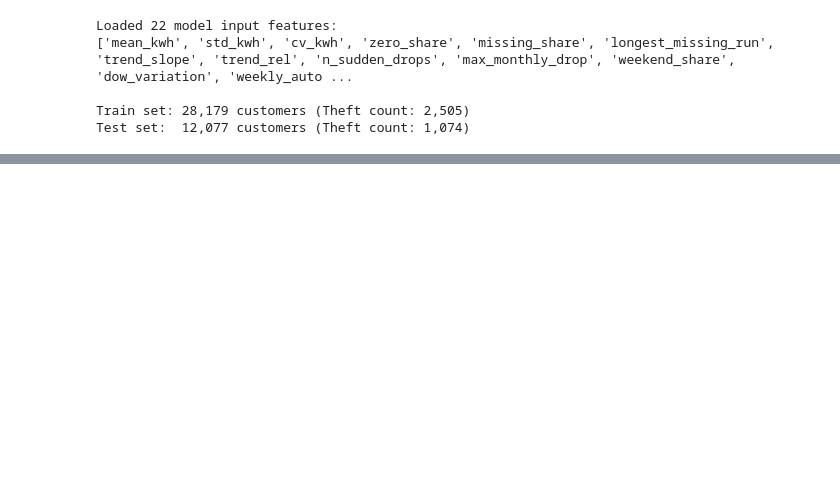
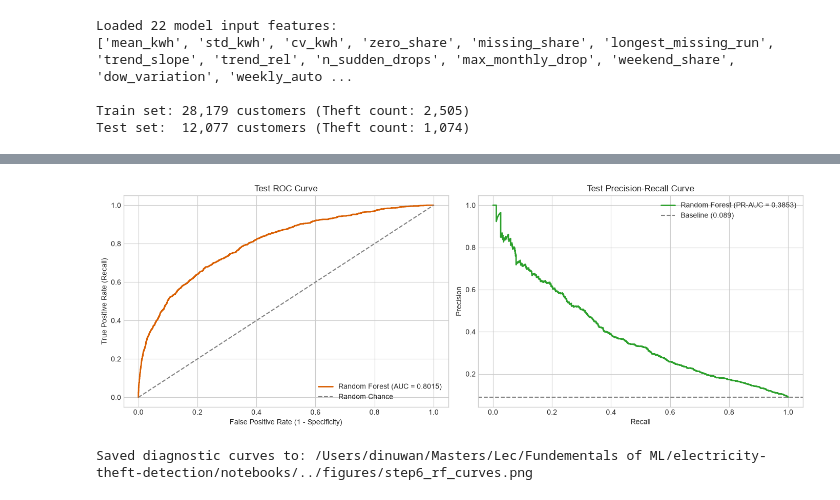
Before and after one commit to dinuone/ectricity-theft-detection, a Jupyter notebook: notebooks/random_forest_model.ipynb, the cells around one changed output, grey strips where cells are left out. Cells and saved outputs as stored; diff of their text form; code cells hidden in the pictures; blank space fills up the shorter version.

```diff
--- a/notebooks/random_forest_model.ipynb
+++ b/notebooks/random_forest_model.ipynb
@@ -167,29 +216,31 @@ Saved feature importance figure to: /Users/dinuwan/Masters/Lec/Fundementals of M
 # %%
-#Diagnostic Curves (ROC and Precision-Recall Curves)
-
 fpr, tpr, _ = roc_curve(y_test, test_probs)
+test_precision_curve, test_recall_curve, _ = precision_recall_curve(y_test, test_probs)
 baseline_prevalence = y_test.mean()
 
 fig, axes = plt.subplots(1, 2, figsize=(14, 5))
 
 # 1. ROC Curve
-axes[0].plot(fpr, tpr, color='#1f77b4', lw=2, label=f'Random Forest (AUC = {test_roc_auc:.4f})')
+axes[0].plot(fpr, tpr, color='#d95f02', lw=2, label=f'Random Forest (AUC = {test_roc_auc:.4f})')
 axes[0].plot([0, 1], [0, 1], color='gray', linestyle='--', label='Random Chance')
 axes[0].set_title('Test ROC Curve', fontsize=12)
 axes[0].set_xlabel('False Positive Rate (1 - Specificity)')
 axes[0].set_ylabel('True Positive Rate (Recall)')
 axes[0].legend(loc='lower right')
 
 # 2. PR Curve
-axes[1].plot(recalls, precisions, color='#2ca02c', lw=2, label=f'Random Forest (PR-AUC = {test_pr_auc:.4f})')
+axes[1].plot(test_recall_curve, test_precision_curve, color='#2ca02c', lw=2, label=f'Random Forest (PR-AUC = {test_pr_auc:.4f})')
 axes[1].axhline(y=baseline_prevalence, color='gray', linestyle='--', label=f'Baseline ({baseline_prevalence:.3f})')
 axes[1].set_title('Test Precision-Recall Curve', fontsize=12)
 axes[1].set_xlabel('Recall')
 axes[1].set_ylabel('Precision')
 axes[1].legend(loc='upper right')
 
 plt.tight_layout()
 fig_curves_path = os.path.join(FIGURES_DIR, 'step6_rf_curves.png')
 plt.savefig(fig_curves_path, dpi=300)
 plt.show()
 print(f"Saved diagnostic curves to: {fig_curves_path}")
+# %% [output]
+[figure, added]
+Saved diagnostic curves to: /Users/dinuwan/Masters/Lec/Fundementals of ML/electricity-theft-detection/notebooks/../figures/step6_rf_curves.png
```
Also changed, not shown: parts of 17 cells of this notebook, 3 other files.
